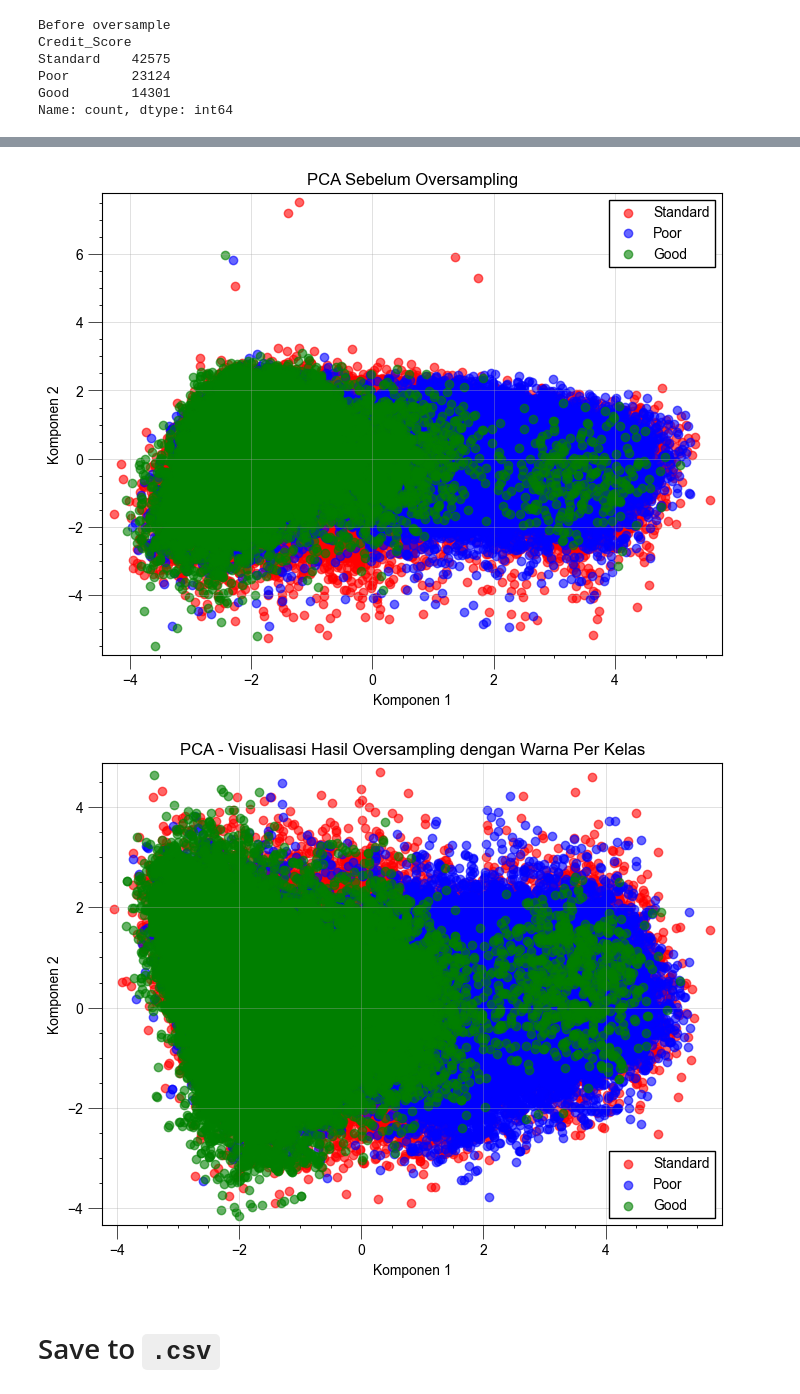
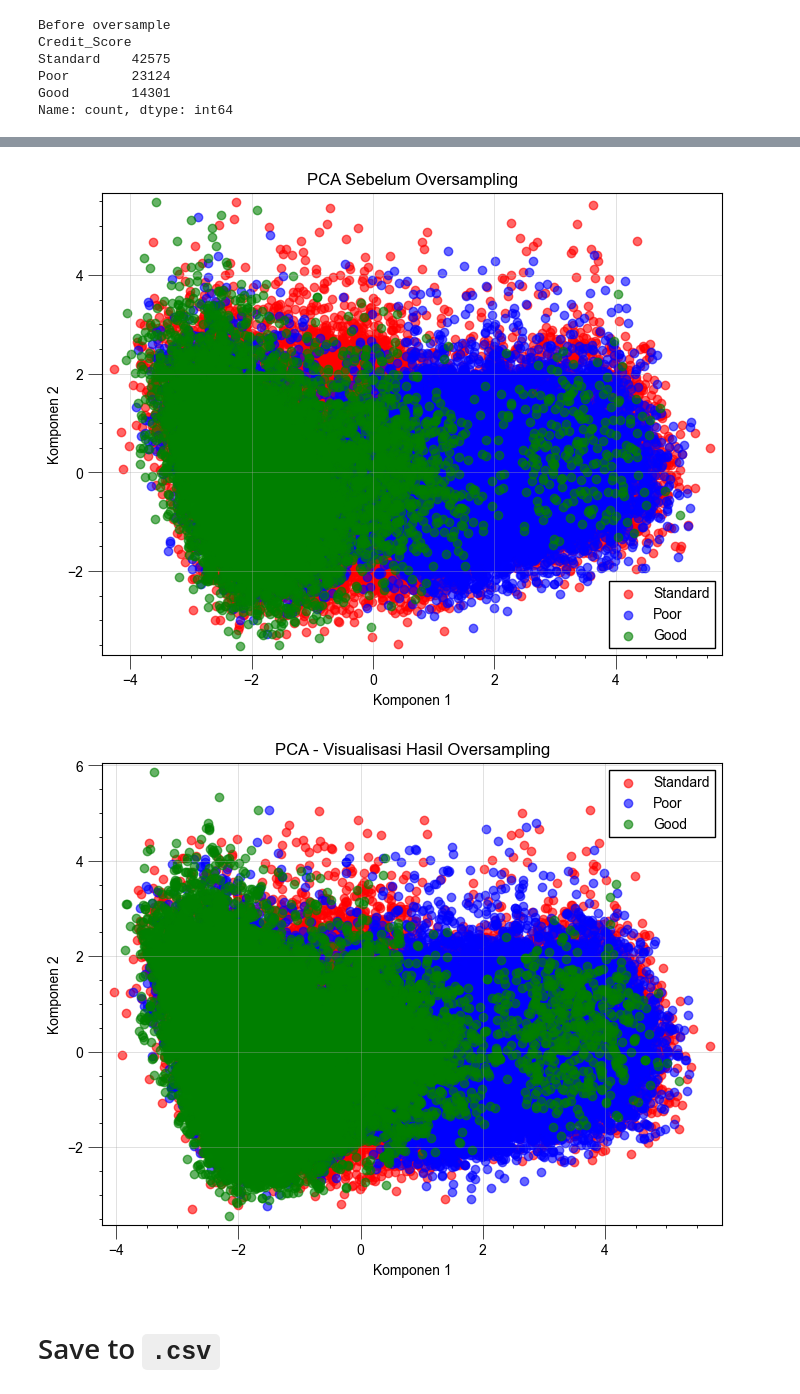
Before and after one commit to kopiademsigma/dl-classification, a Jupyter notebook: preprocess.ipynb, the cells around one changed output, grey strips where cells are left out. Drawn from its saved outputs; the diff is of its cells as text; code cells hidden in the pictures.

Commit message:
fix data leak

```diff
--- a/preprocess.ipynb
+++ b/preprocess.ipynb
@@ -626,3 +628,5 @@ data1
+# %%
+train, val = train_test_split(data1, test_size=0.2, random_state=42)
 # %% [markdown]
 # Imbalanced Data Handling
 # %%
@@ -642,8 +646,8 @@ Poor        23124
 Good        14301
 Name: count, dtype: int64
 # %%
-X = data1.drop(columns=['Credit_Score'])
-y = data1['Credit_Score']
+X = train.drop(columns=['Credit_Score'])
+y = train['Credit_Score']
 
 oversample = SMOTE()
 
@@ -700,28 +696,28 @@ plt.ylabel("Komponen 2")
 plt.legend()
 plt.show()
 # %% [output]
-[figure, old version]
+[figure, new version]
 # %%
 pca = PCA(n_components=2)
 X_pca = pca.fit_transform(X_resampled)
 
 colors = {'Standard': 'red', 'Poor': 'blue', 'Good': 'green'}
 
 plt.figure(figsize=(8, 6))
 for class_label in ['Standard', 'Poor', 'Good']:
     plt.scatter(X_pca[y_resampled == class_label, 0],
                 X_pca[y_resampled == class_label, 1],
                 label=class_label,
                 color=colors[class_label],
                 alpha=0.6)
 
-plt.title("PCA - Visualisasi Hasil Oversampling dengan Warna Per Kelas")
+plt.title("PCA - Visualisasi Hasil Oversampling")
 plt.xlabel("Komponen 1")
 plt.ylabel("Komponen 2")
 plt.legend()
 plt.show()
 # %% [output]
-[figure, old version]
+[figure, new version]
 # %% [markdown]
 # Save to `.csv`
 # %%
```
Also changed, not shown: parts of 6 cells of this notebook, 2 other files.
